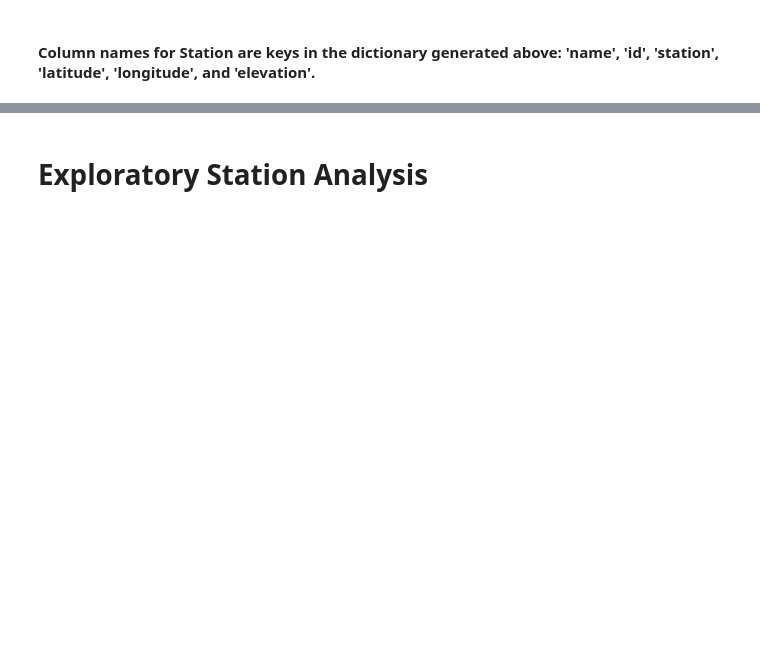
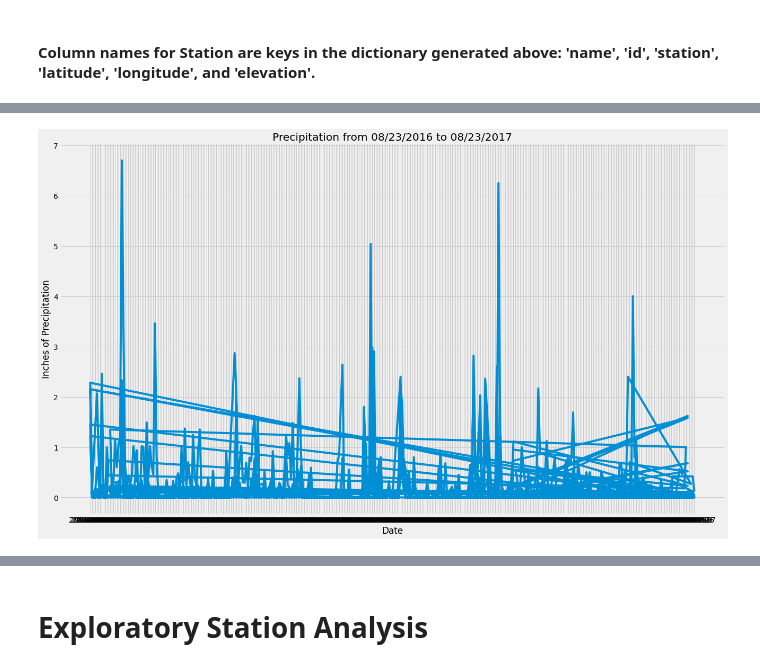
Before and after one commit to SamEspe/Hawaii-Climate-SQL, a Jupyter notebook: climate_starter.ipynb, the cells around one changed output, grey strips where cells are left out. Cells and saved outputs as stored; diff of their text form; code cells hidden in the pictures; blank space fills up the shorter version.

```diff
--- a/climate_starter.ipynb
+++ b/climate_starter.ipynb
@@ -75,34 +92,41 @@ print(last_date)
 
 last_date_dt = dt.datetime.strptime(last_date, '%Y-%m-%d')
 
 year_ago = last_date_dt - dt.timedelta(days = 365)
 
 # Perform a query to retrieve the data and precipitation scores
 
 year_data = session.query(Measurement.date, Measurement.prcp).filter(Measurement.date >= year_ago).filter(Measurement.date <= last_date).all()
 
 #for entry in year_data:
     #print(entry)
 
 # Save the query results as a Pandas DataFrame
 
 prcp_data_df = pd.DataFrame(year_data)
 
 # Sort the dataframe by date
 prcp_data_df_sort = prcp_data_df.sort_values('date')
 
 # Set the index to the date column
 prcp_data_new_index = prcp_data_df.set_index('date')
 
 # Drop NaNs
 
 no_nas = prcp_data_new_index.dropna(axis=0)
 no_nas
 
 # Use Pandas Plotting with Matplotlib to plot the data
 
 plt.figure(figsize=(20,12))
-plt.bar(no_nas.index, no_nas.prcp)
+plt.plot(no_nas.index, no_nas.prcp)
+plt.title('Precipitation from 08/23/2016 to 08/23/2017')
+plt.ylabel('Inches of Precipitation')
+plt.xlabel('Date')
+
+plt.show()
+# %% [output]
+[figure, added]
 # %%
 # Use Pandas to calculate the summary statistics for the precipitation data
 
```
Also changed, not shown: parts of 15 cells of this notebook.
